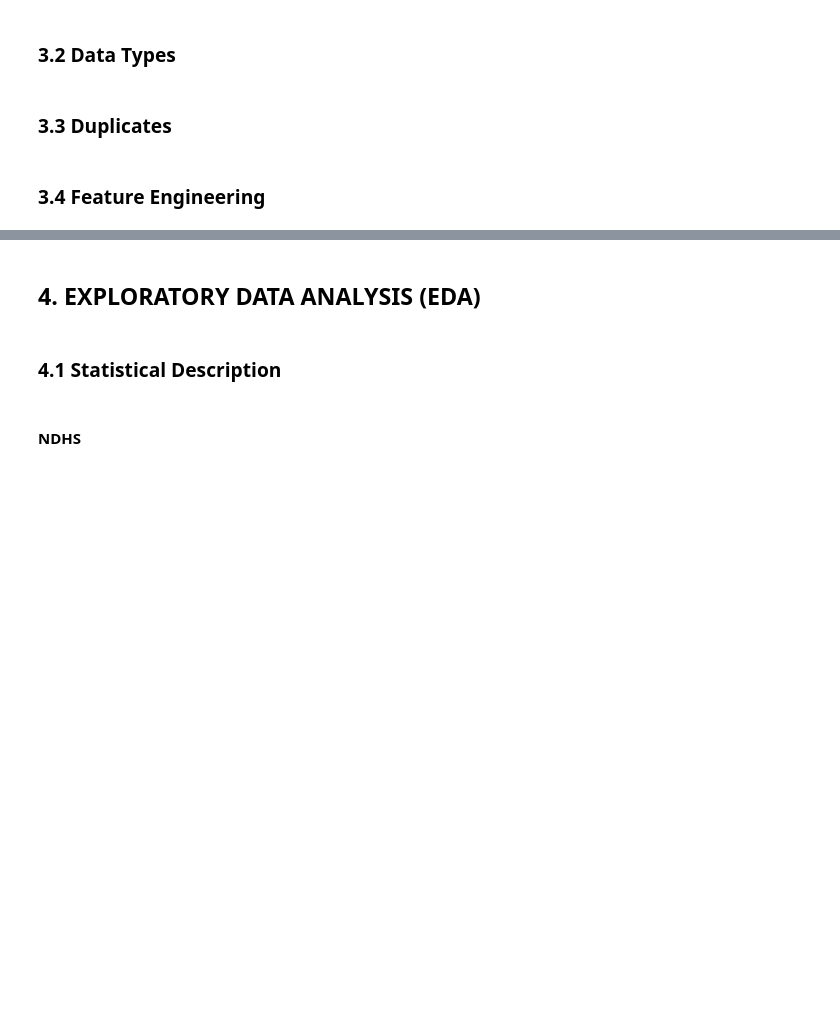
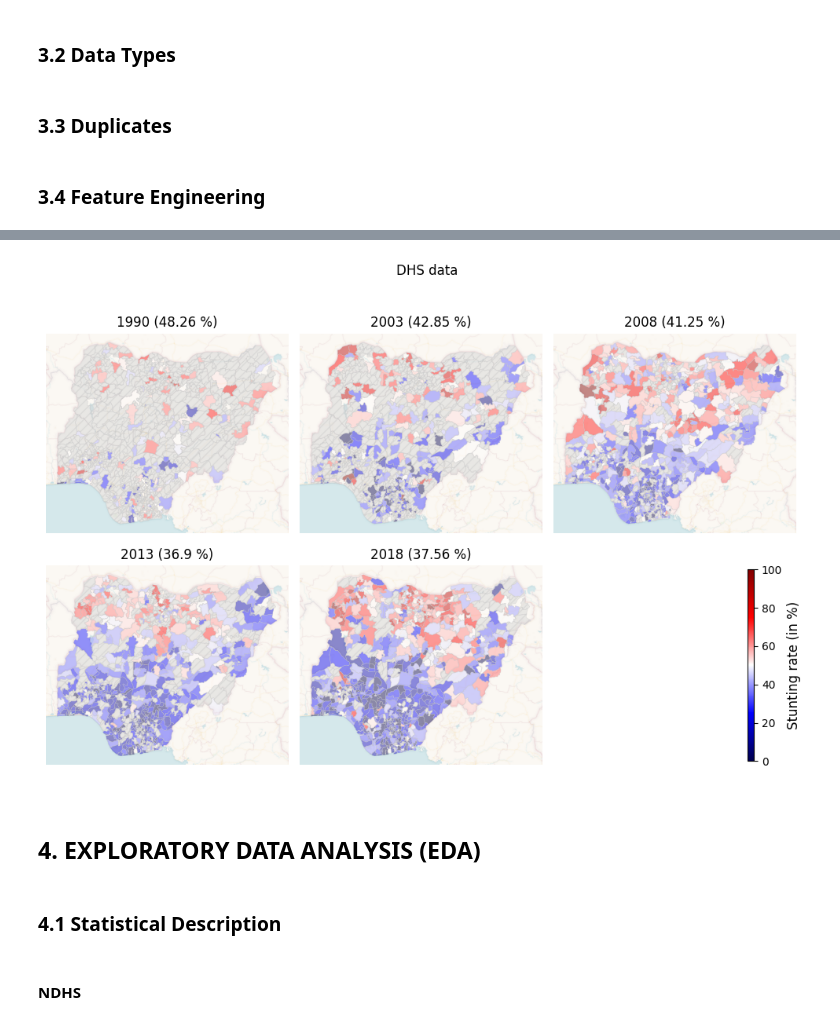
Before and after one commit to KassoumHabibou/Mapping-Hunger-in-Nigeria, a Jupyter notebook: 02_data wrangling.ipynb, the cells around one changed output, grey strips where cells are left out. Drawn from its saved outputs; the diff is of its cells as text; code cells hidden in the pictures; blank space fills up the shorter version.

```diff
--- a/02_data wrangling.ipynb
+++ b/02_data wrangling.ipynb
@@ -66,0 +220,84 @@ ndhs_coordinate = gpd.GeoDataFrame(ndhs_coordinate,geometry=gpd.points_from_xy(n
+# %%
+# Static plot
+fig, ((ax0, ax1, ax2), (ax3, ax4, ax5)) = plt.subplots(nrows=2,ncols=3, sharex=True, sharey=True,figsize=(10,7))
+
+# Setting a common title
+fig.text(0.5, 0.95, "DHS data", ha="center", fontsize=12)
+
+# Plotting , missing_kwds={"color": "lightgrey","edgecolor": "darkred","hatch": "///","label": "No data"}, cmap=plt.colormaps['Greys'].resampled(5), edgecolor='0.8', legend=True, legend_kwds={"loc": "lower left",  'markerscale':1.29, 'title':'(a). stunting rate','title_fontsize':'medium', 'fontsize':'small'}
+gpd.GeoDataFrame(ndhs_df[ndhs_df["survey_year"]==1990], crs="EPSG:4326").plot(ax=ax0, lw=0.5, alpha=0.45, column="stunting_rate", categorical=False,   missing_kwds={"color": "lightgrey","hatch": "///","label": "No data"},cmap="seismic", vmin=0, vmax=1,edgecolor="0.8",legend=False)
+gpd.GeoDataFrame(ndhs_df[ndhs_df["survey_year"]==2003], crs="EPSG:4326").plot(ax=ax1, lw=0.5, alpha=0.45, column="stunting_rate", categorical=False,  missing_kwds={"color": "lightgrey","hatch": "///","label": "No data"},cmap="seismic", vmin=0, vmax=1,edgecolor="0.8",legend=False)
+gpd.GeoDataFrame(ndhs_df[ndhs_df["survey_year"]==2008], crs="EPSG:4326").plot(ax=ax2, lw=0.5, alpha=0.45, column="stunting_rate", categorical=False,  missing_kwds={"color": "lightgrey","hatch": "///","label": "No data"},cmap="seismic", vmin=0, vmax=1,edgecolor="0.8",legend=False)
+gpd.GeoDataFrame(ndhs_df[ndhs_df["survey_year"]==2013], crs="EPSG:4326").plot(ax=ax3, lw=0.5, alpha=0.45, column="stunting_rate", categorical=False,  missing_kwds={"color": "lightgrey","hatch": "///","label": "No data"},cmap="seismic", vmin=0, vmax=1,edgecolor="0.8",legend=False)
+gpd.GeoDataFrame(ndhs_df[ndhs_df["survey_year"]==2018], crs="EPSG:4326").plot(ax=ax4, lw=0.5, alpha=0.45, column="stunting_rate", categorical=False,   missing_kwds={"color": "lightgrey","hatch": "///","label": "No data"},cmap="seismic", vmin=0, vmax=1,edgecolor="0.8",legend=False)
+
+
+# Extract the legend from an axes - used the last axes for the smaller sample data
+#leg1 = ax[0].get_legend()
+
+
+
+# Add base map
+cx.add_basemap(ax0,  source=cx.providers.CartoDB.VoyagerNoLabels, attribution = False, crs='EPSG:4326')
+cx.add_basemap(ax1,  source=cx.providers.CartoDB.VoyagerNoLabels, attribution = False, crs='EPSG:4326')
+cx.add_basemap(ax2,  source=cx.providers.CartoDB.VoyagerNoLabels, attribution = False, crs='EPSG:4326')
+cx.add_basemap(ax3,  source=cx.providers.CartoDB.VoyagerNoLabels, attribution = False, crs='EPSG:4326')
+cx.add_basemap(ax4,  source=cx.providers.CartoDB.VoyagerNoLabels, attribution = False, crs='EPSG:4326')
+
+# Sans axe
+ax0.axis('off')
+ax1.axis('off')
+ax2.axis('off')
+ax3.axis('off')
+ax4.axis('off')
+ax5.axis('off')
+
+# set facecolor
+ax0.set_facecolor("white")
+ax1.set_facecolor("white")
+ax2.set_facecolor("white")
+ax3.set_facecolor("white")
+ax4.set_facecolor("white")
+ax5.set_facecolor("white")
+
+# Set title and legend title
+ax0.title.set_text("1990 (" + str(np.round(stunting_year.loc[0,"stunting_rate"],2)) + " %)")
+ax1.title.set_text("2003 (" + str(np.round(stunting_year.loc[1,"stunting_rate"],2)) + " %)")
+ax2.title.set_text("2008 (" + str(np.round(stunting_year.loc[2,"stunting_rate"],2)) + " %)")
+ax3.title.set_text("2013 (" + str(np.round(stunting_year.loc[3,"stunting_rate"],2)) + " %)")
+ax4.title.set_text("2018 (" + str(np.round(stunting_year.loc[4,"stunting_rate"],2)) + " %)")
+
+
+# Removes ticks and lat/lon labels
+ax0.tick_params(axis='both', bottom=False, left=False,labelbottom=False, labelleft=False)
+ax1.tick_params(axis='both', bottom=False, left=False,labelbottom=False, labelleft=False)
+ax2.tick_params(axis='both', bottom=False, left=False,labelbottom=False, labelleft=False)
+ax3.tick_params(axis='both', bottom=False, left=False,labelbottom=False, labelleft=False)
+ax4.tick_params(axis='both', bottom=False, left=False,labelbottom=False, labelleft=False)
+
+# Build the color bar
+norm = Normalize(vmin=0, vmax=100)
+#cbar = fig.colorbar(ScalarMappable(norm=norm, cmap='seismic'), ax=ax, orientation='horizontal', pad=0.05, fraction=0.046, aspect=20, shrink=0.3)
+cbar = fig.colorbar(
+    ScalarMappable(norm=norm, cmap='seismic'),
+    ax=ax5,
+    orientation='vertical',  # Ensure vertical orientation
+    pad=0.3,                # Smaller pad to position closer to the axis
+    fraction=0.2,            # Increase fraction for a larger vertical span
+    aspect=30,               # Adjust aspect ratio for better proportions
+    shrink=0.8               # Shrink to control overall size
+)
+
+cbar.set_label('Stunting rate (in %)', fontsize=12)
+
+# Adjust subplot spacing for optimal layout
+fig.subplots_adjust(wspace=0.01, hspace=0.05)
+
+# but requires the title to be spaced accordingly
+fig.tight_layout()
+fig.subplots_adjust(top=0.88)
+
+# saving plot
+plt.savefig(os.getcwd() + '\\output\\img\\ndhs\\DHS_data_stunting.jpeg', bbox_inches='tight')
+# %% [output]
+[figure, added]
```
Also changed, not shown: parts of 18 cells of this notebook, 6 other files.
